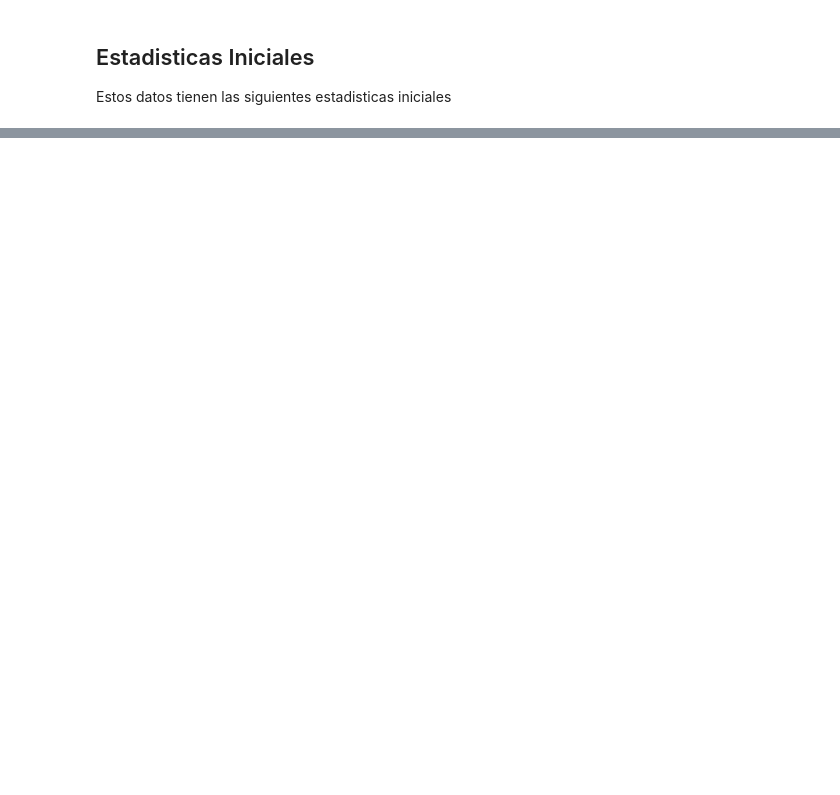
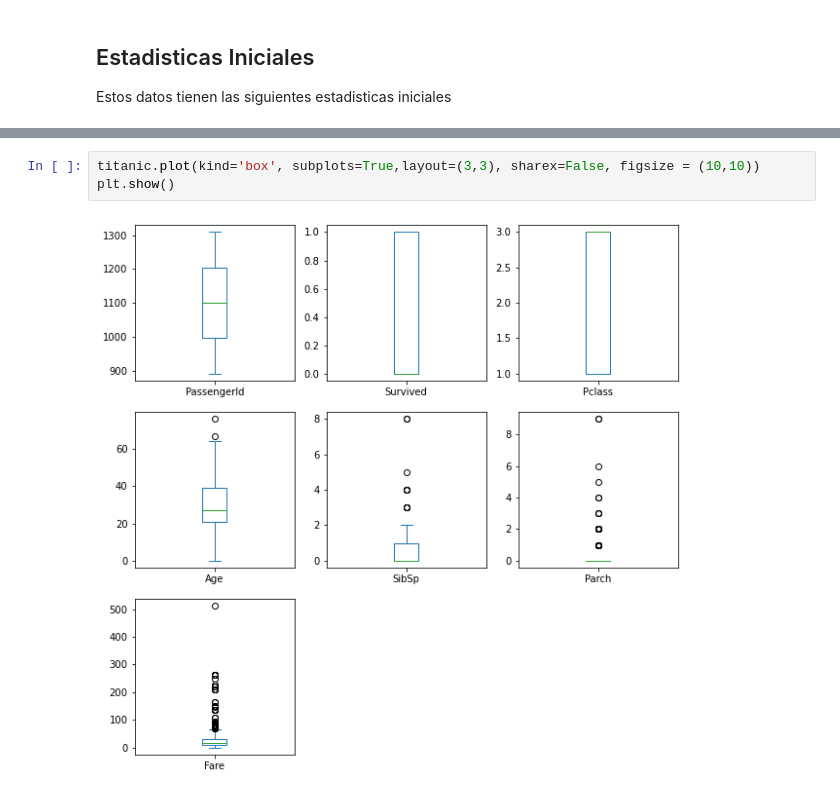
Before and after one commit to justNeto/SemanaTecAnalitica, a Jupyter notebook: TitanicDatasetAnalysis.ipynb, the cells around one changed output, grey strips where cells are left out. Cells and saved outputs as stored; diff of their text form; blank space fills up the shorter version.

```diff
--- a/TitanicDatasetAnalysis.ipynb
+++ b/TitanicDatasetAnalysis.ipynb
@@ -21,0 +40,5 @@ titanic.describe()
+# %%
+titanic.plot(kind='box', subplots=True,layout=(3,3), sharex=False, figsize = (10,10))
+plt.show()
+# %% [output]
+[figure, added]
```
Also changed, not shown: parts of 7 cells of this notebook, 2 other files.
